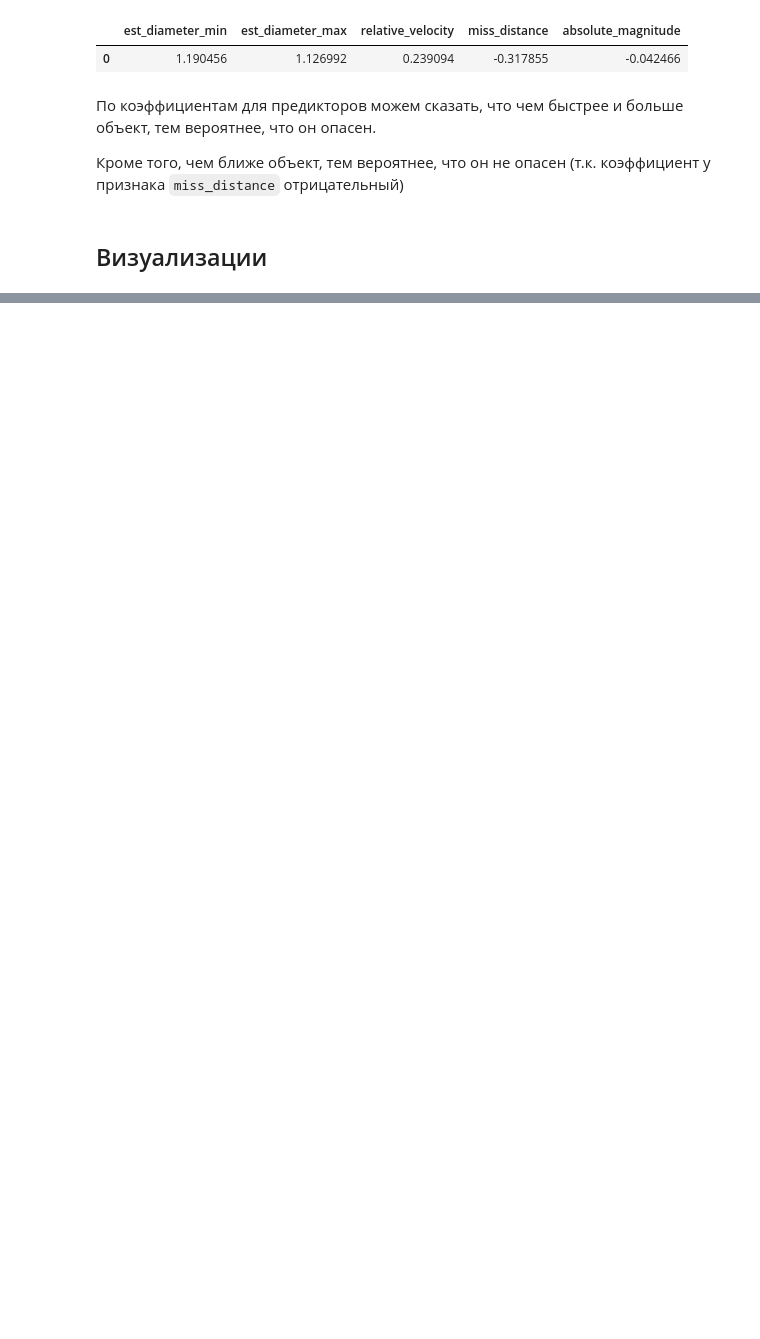
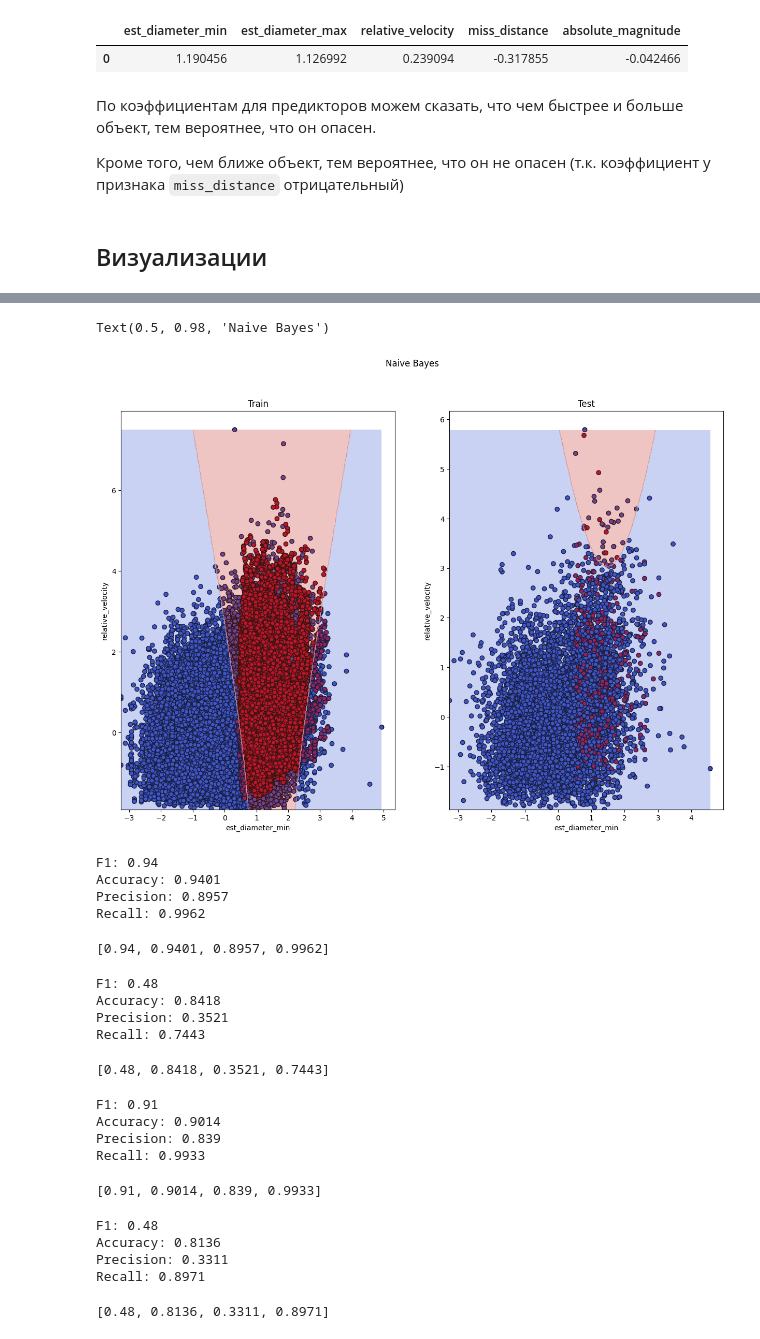
Before and after one commit to stwz13/ml, a Jupyter notebook: lab3.ipynb, the cells around one changed output, grey strips where cells are left out. Drawn from its saved outputs; the diff is of its cells as text; code cells hidden in the pictures; blank space fills up the shorter version.

```diff
--- a/lab3.ipynb
+++ b/lab3.ipynb
@@ -812,0 +853,32 @@ for ax, (alg_name, model_info) in zip(axes, models_reports.items()):
+# %%
+fig, axes = plt.subplots(1, 2, figsize=(15, 10))
+
+for ax, (X, y) in zip(axes, [(X_train_res, y_train_res), (X_test, y_test)]):
+
+    feat_x = X["est_diameter_min"]
+    feat_y = X["relative_velocity"]
+
+
+    h = 0.02
+    xx, yy = np.meshgrid(np.arange(feat_x.min(), feat_x.max(), h), np.arange(feat_y.min(), feat_y.max(), h))
+
+    grid_data = pd.DataFrame(np.tile(X.mean().values, (len(xx.ravel()), 1)), columns=X_test.columns)
+
+    grid_data["est_diameter_min"] = xx.ravel()
+    grid_data["relative_velocity"] = yy.ravel()
+
+    Z = naive_bayes_model.predict(grid_data)
+    Z = Z.reshape(xx.shape)
+
+    ax.scatter(feat_x, feat_y, c=y, edgecolors='k', cmap='coolwarm')
+    ax.contourf(xx, yy, Z, cmap='coolwarm', alpha=0.3)
+    ax.set_xlabel('est_diameter_min')
+    ax.set_ylabel('relative_velocity')
+
+axes[0].set_title("Train")
+axes[1].set_title("Test")
+
+plt.suptitle("Naive Bayes")
+# %% [output]
+Text(0.5, 0.98, 'Naive Bayes')
+[figure, added]
@@ -812,0 +891,37 @@ for ax, (alg_name, model_info) in zip(axes, models_reports.items()):
+# %%
+get_metrics(y_train_res, y_train_predict, True)
+# %% [output]
+F1: 0.94
+Accuracy: 0.9401
+Precision: 0.8957
+Recall: 0.9962
+[0.94, 0.9401, 0.8957, 0.9962]
+# %%
+y_test_predict = custom_knn.predict(X_test)
+get_metrics(y_test, y_test_predict, True)
+# %% [output]
+F1: 0.48
+Accuracy: 0.8418
+Precision: 0.3521
+Recall: 0.7443
+[0.48, 0.8418, 0.3521, 0.7443]
+# %%
+custom_knn_manh = kNN(k=19, metric="manhattan")
+custom_knn_manh.fit(X_train_res, y_train_res)
+y_train_predict = custom_knn_manh.predict(X_train_res)
+get_metrics(y_train_res, y_train_predict, True)
+# %% [output]
+F1: 0.91
+Accuracy: 0.9014
+Precision: 0.839
+Recall: 0.9933
+[0.91, 0.9014, 0.839, 0.9933]
+# %%
+y_test_predict = custom_knn_manh.predict(X_test)
+get_metrics(y_test, y_test_predict, True)
+# %% [output]
+F1: 0.48
+Accuracy: 0.8136
+Precision: 0.3311
+Recall: 0.8971
+[0.48, 0.8136, 0.3311, 0.8971]
```
Also changed, not shown: parts of 13 cells of this notebook, 2 other files.
